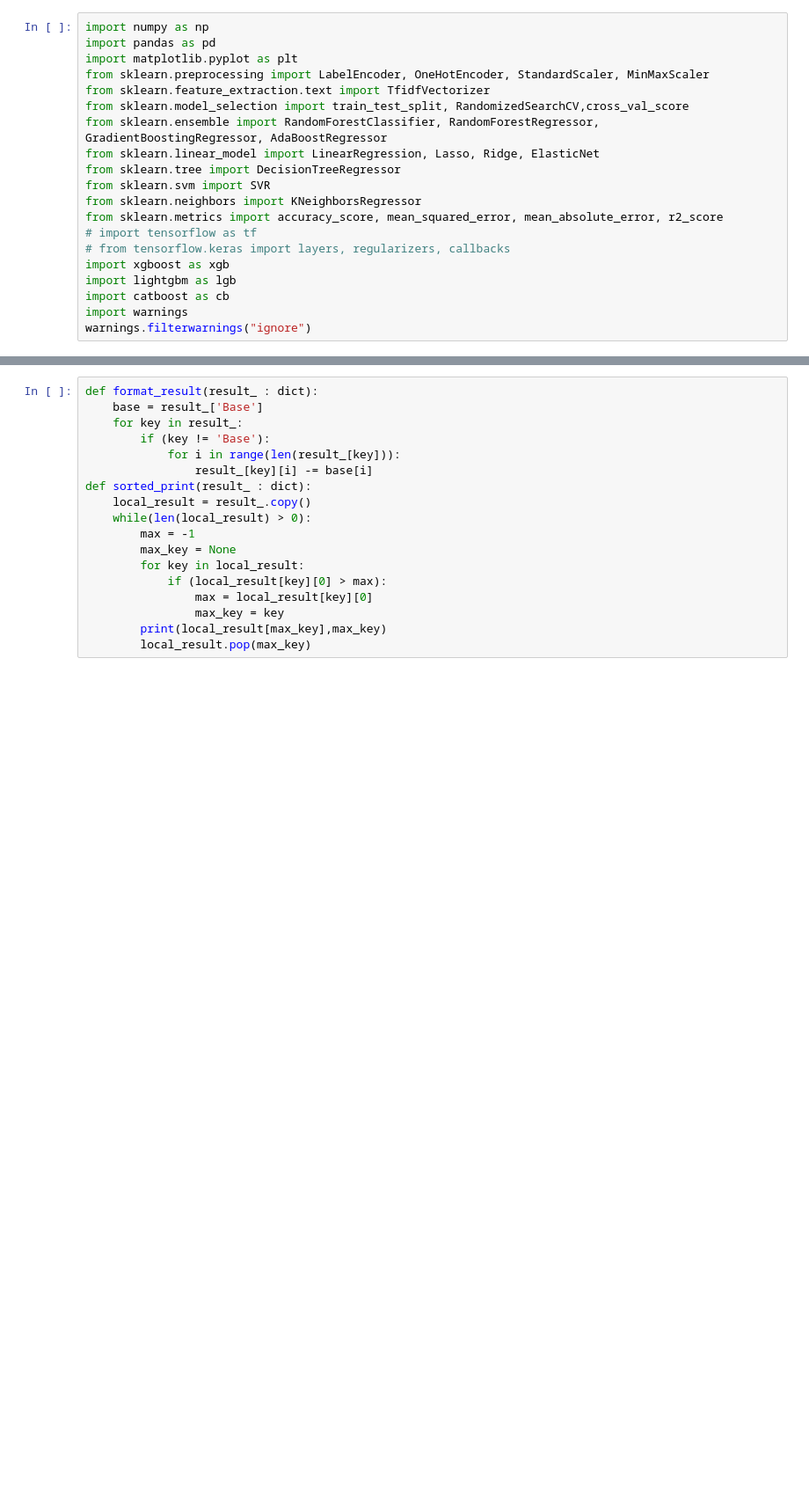
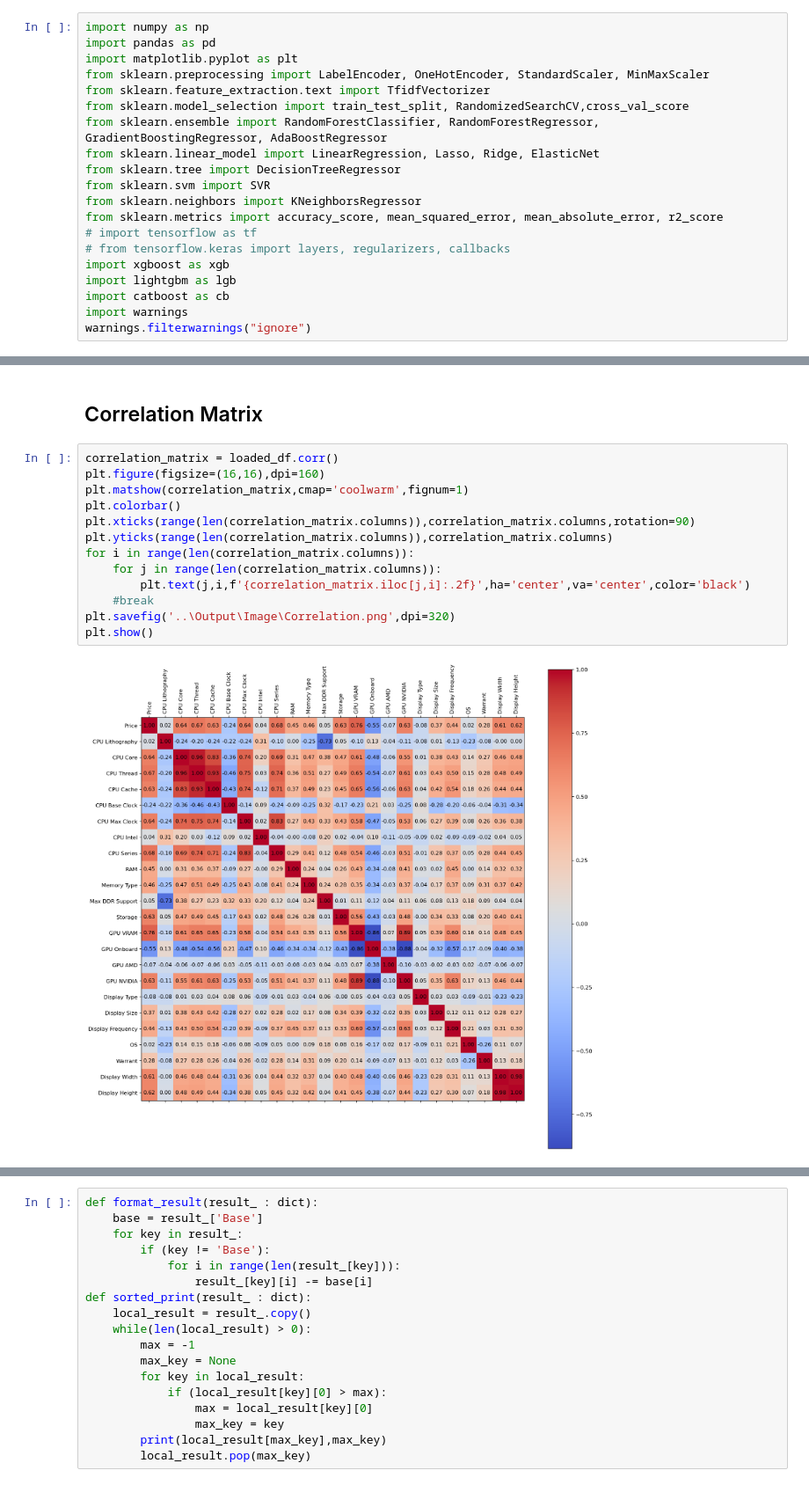
Before and after one commit to Anh39/Computer-Price-Prediction, a Jupyter notebook: Analyst/analyst.ipynb, the cells around one changed output, grey strips where cells are left out. Shown at 88% size. Drawn from its saved outputs; the diff is of its cells as text; blank space fills up the shorter version.

```diff
--- a/Analyst/analyst.ipynb
+++ b/Analyst/analyst.ipynb
@@ -31,0 +74,17 @@ y_test = test_df['Price']
+# %% [markdown]
+## Correlation Matrix
+# %%
+correlation_matrix = loaded_df.corr()
+plt.figure(figsize=(16,16),dpi=160)
+plt.matshow(correlation_matrix,cmap='coolwarm',fignum=1)
+plt.colorbar()
+plt.xticks(range(len(correlation_matrix.columns)),correlation_matrix.columns,rotation=90)
+plt.yticks(range(len(correlation_matrix.columns)),correlation_matrix.columns)
+for i in range(len(correlation_matrix.columns)):
+    for j in range(len(correlation_matrix.columns)):
+        plt.text(j,i,f'{correlation_matrix.iloc[j,i]:.2f}',ha='center',va='center',color='black')
+    #break
+plt.savefig('..\Output\Image\Correlation.png',dpi=320)
+plt.show()
+# %% [output]
+[figure, added]
```
Also changed, not shown: parts of 28 cells of this notebook, 2 other files.
